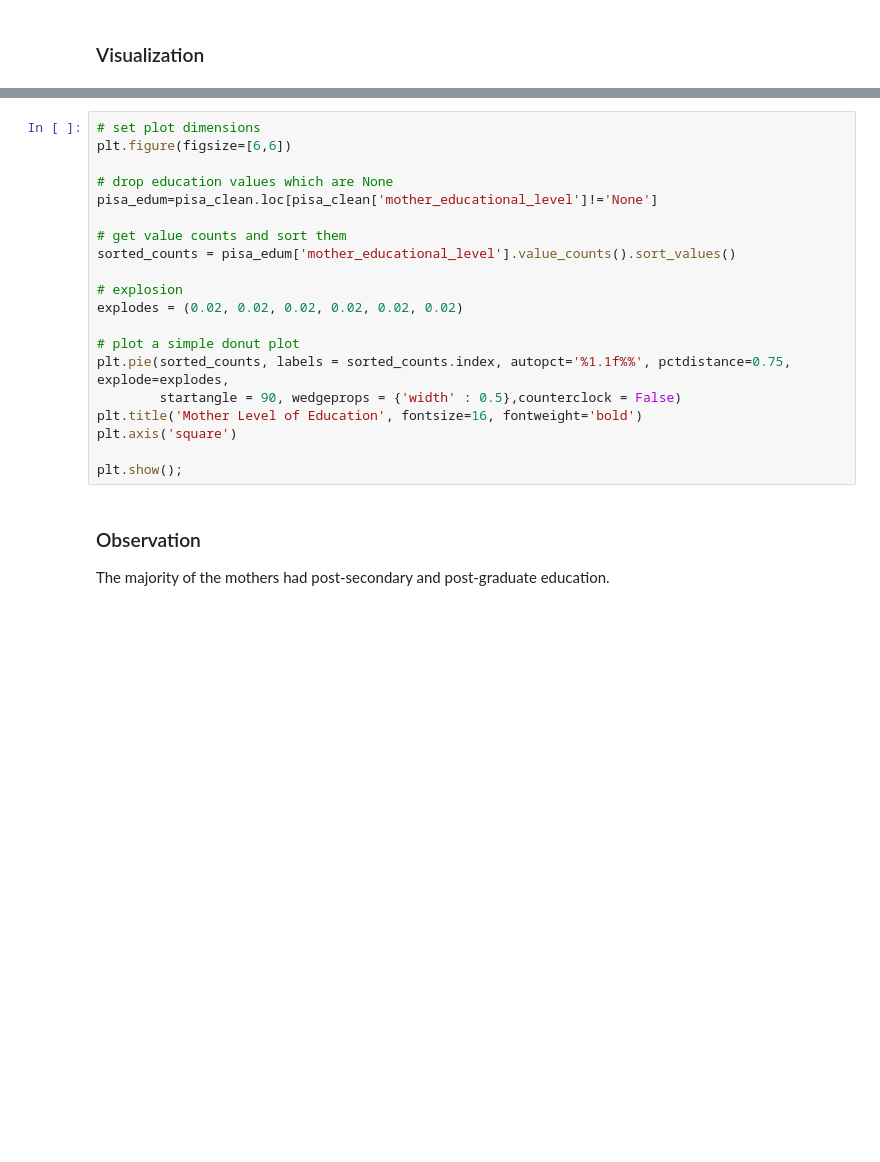
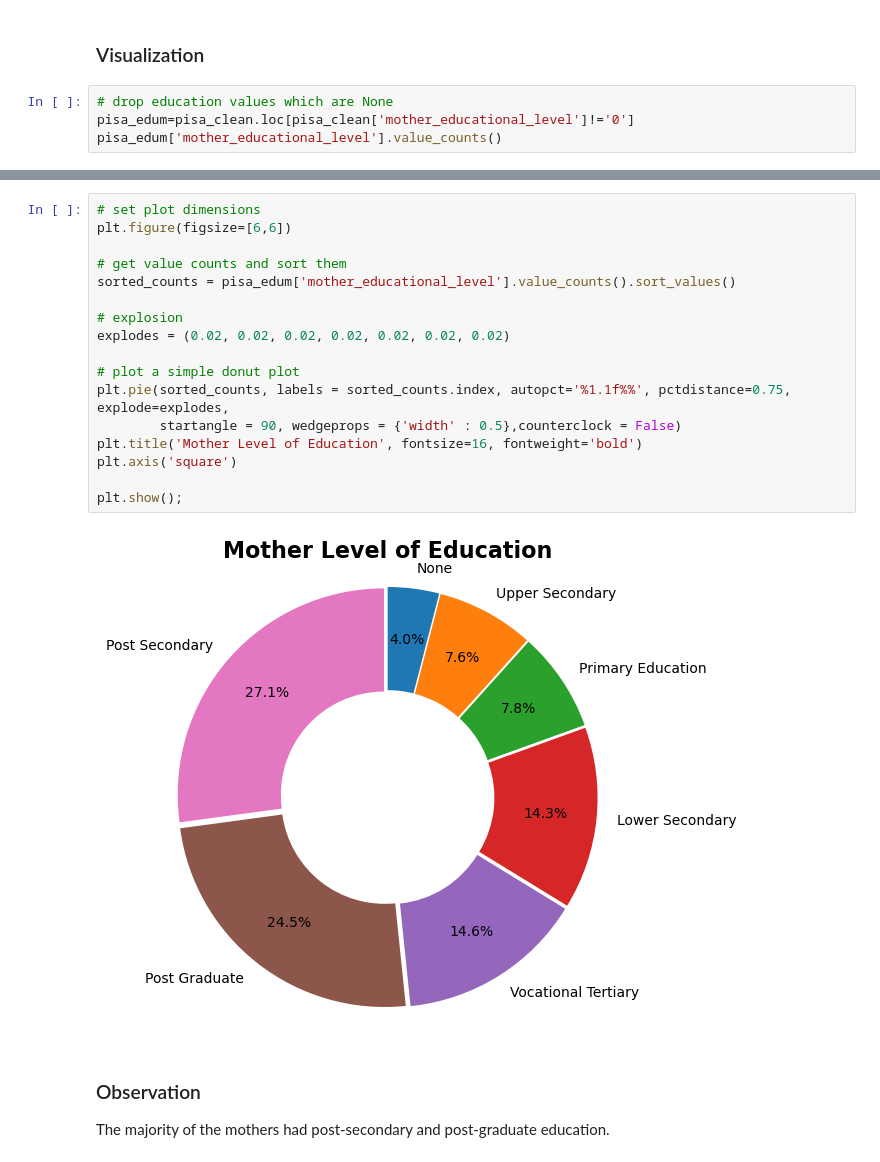
Before and after one commit to Daviedavie100/Pisa2012_data_analysis, a Jupyter notebook: Exploration.ipynb, the cells around one changed output, grey strips where cells are left out. Drawn from its saved outputs; the diff is of its cells as text; blank space fills up the shorter version.

```diff
--- a/Exploration.ipynb
+++ b/Exploration.ipynb
@@ -636,3 +863,7 @@ There is a greater percentage of students in grade 10 who took part in the pisa
 In this case, I want to use a donut plot to show different categories within the mother education level column.
 # %% [markdown]
 ### Visualization
+# %%
+# drop education values which are None
+pisa_edum=pisa_clean.loc[pisa_clean['mother_educational_level']!='0']
+pisa_edum['mother_educational_level'].value_counts()
@@ -639,23 +879,22 @@ In this case, I want to use a donut plot to show different categories within the
 # %%
 # set plot dimensions
 plt.figure(figsize=[6,6])
-
-# drop education values which are None
-pisa_edum=pisa_clean.loc[pisa_clean['mother_educational_level']!='None']
 
 # get value counts and sort them
 sorted_counts = pisa_edum['mother_educational_level'].value_counts().sort_values()
 
 # explosion
-explodes = (0.02, 0.02, 0.02, 0.02, 0.02, 0.02)
+explodes = (0.02, 0.02, 0.02, 0.02, 0.02, 0.02, 0.02)
 
 # plot a simple donut plot
 plt.pie(sorted_counts, labels = sorted_counts.index, autopct='%1.1f%%', pctdistance=0.75, explode=explodes,
         startangle = 90, wedgeprops = {'width' : 0.5},counterclock = False)
 plt.title('Mother Level of Education', fontsize=16, fontweight='bold')
 plt.axis('square')
 
 plt.show();
+# %% [output]
+[figure, added]
 # %% [markdown]
 ### Observation
 
```
Also changed, not shown: parts of 52 cells of this notebook.
